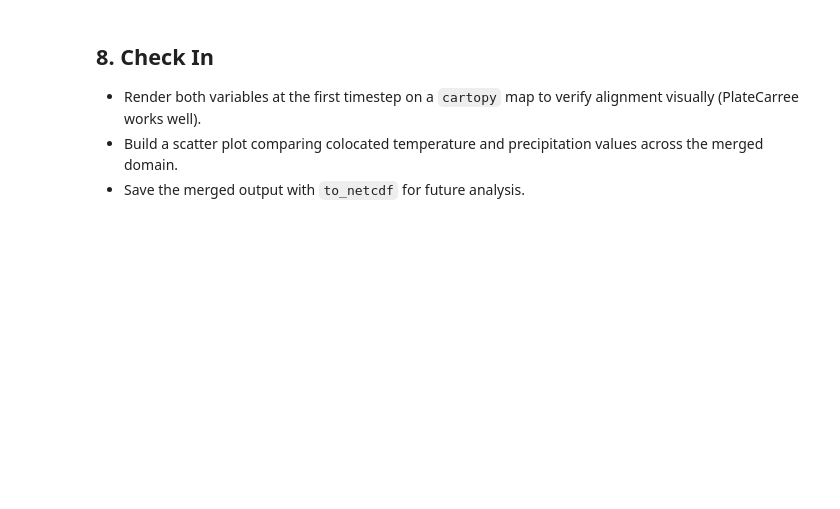
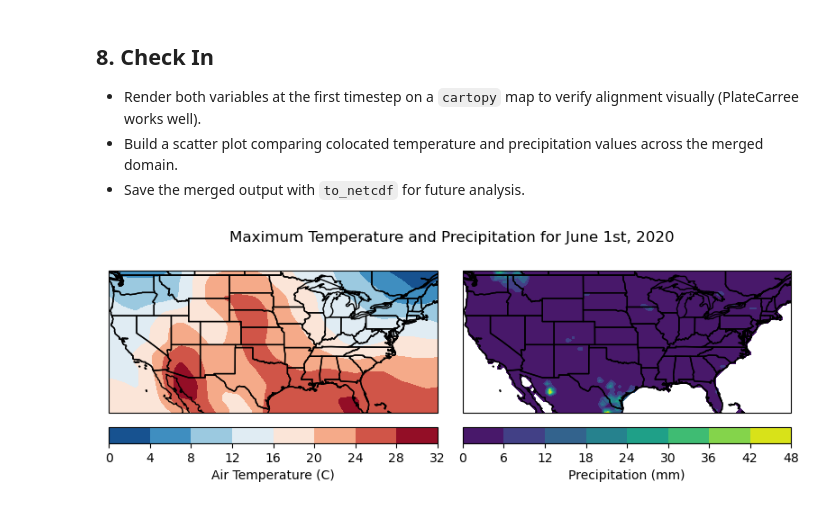
Before and after one commit to ArcticOctopi/ATMS-523-Module-3-Checkin, a Jupyter notebook: notebooks/merge_climate_datasets_exercise.ipynb, the cells around one changed output. Cells and saved outputs as stored; diff of their text form; code cells hidden in the pictures; blank space fills up the shorter version.

```diff
--- a/notebooks/merge_climate_datasets_exercise.ipynb
+++ b/notebooks/merge_climate_datasets_exercise.ipynb
@@ -104,12 +105,15 @@ http://www.psl.noaa.gov/data/gridded/data.ncep.reanalysis.html
 DODS_EXTRA.Unlimited_Dimension :
 time
 # %%
-# TODO: subset both datasets using `sel`, handling coordinate ordering as needed.
-lon_bounds = [-125 + 360, -67 + 360]
-lat_bounds = [50, 24]
+# Setting the left, right, top and bottom bounds for the
+# continental US.
 
-air_us = air.sel(time = 'Jun-2020', lat = slice(lat_bounds[0], lat_bounds[1]), lon = slice(lon_bounds[0], lon_bounds[1]))
-precip_us = precip.sel(time = 'Jun-2020', lat = slice(lat_bounds[0], lat_bounds[1]), lon = slice(lon_bounds[0], lon_bounds[1]))
+lon_bounds = (-125 + 360, -67 + 360)
+lat_bounds = (50, 24)
+time_period = 'Jun-2020'
+
+air_us = air.sel(time = time_period, lat = slice(lat_bounds[0], lat_bounds[1]), lon = slice(lon_bounds[0], lon_bounds[1]))
+precip_us = precip.sel(time = time_period, lat = slice(lat_bounds[0], lat_bounds[1]), lon = slice(lon_bounds[0], lon_bounds[1]))
 # %% [markdown]
 ## 4. Align temporal cadence
 
@@ -121,5 +125,5 @@ air_daily = air_us.resample(time = 'D').mean()
 
 Use `xr.interp` to interpolate the daily air temperatures onto the precipitation grid (`precip_us.lat` and `precip_us.lon`). Store the interpolated result in `air_interp`.
 # %%
-# TODO: interpolate the resampled temperature field onto the precipitation grid.
-raise NotImplementedError("Create `air_interp`.")
+air_interp = air_daily.interp(lon = precip_us.lon.values, lat = precip_us.lat.values, method = "linear")
+air_interp = air_interp.air - 273.15 # converting air temp from K to C
@@ -128,11 +160,15 @@ raise NotImplementedError("Create `air_interp`.")
 
 Convert the aligned arrays into datasets with clear variable names and merge them with `xr.merge`. Save the output as `merged`.
 # %%
-# TODO: build datasets and merge them into one object named `merged`.
-raise NotImplementedError("Create `merged`.")
+merged = xr.merge([air_interp, precip_us])
 # %% [markdown]
 ## 7. Inspect your result
 
 Once your pipeline runs without `NotImplementedError`, evaluate the following cell to sanity-check the merged dataset.
+# %%
+# The interpolation leaves some NA's around the bottom and right border of the air temperature field
+# so this code trims off those NA's.
+
+merged = merged.sel(lat = slice(lat_bounds[0], lat_bounds[1] + 1), lon = slice(lon_bounds[0], lon_bounds[1]-1))
 # %%
 # The assertions below should pass once you have completed the exercise.
@@ -145,3 +191,25 @@ print(merged)
 - Render both variables at the first timestep on a `cartopy` map to verify alignment visually (PlateCarree works well).
 - Build a scatter plot comparing colocated temperature and precipitation values across the merged domain.
 - Save the merged output with `to_netcdf` for future analysis.
+# %%
+lon_grid, lat_grid = np.meshgrid(merged.lon.values, merged.lat.values)
+
+fig, ax = plt.subplots(nrows= 1, ncols = 2, figsize = (8,16), subplot_kw={'projection': ccrs.PlateCarree()})
+
+im1 = ax[0].contourf(lon_grid, lat_grid, merged.air.isel(time = 0).values, transform = ccrs.PlateCarree(), cmap = "RdBu_r")
+ax[0].add_feature(cfeature.COASTLINE)
+ax[0].add_feature(cfeature.BORDERS)
+ax[0].add_feature(cfeature.STATES)
+
+fig.colorbar(im1, ax = ax[0], location = "bottom", pad = 0.01, label = "Air Temperature (C)")
+
+im2 = ax[1].contourf(lon_grid, lat_grid, merged.precip.isel(time = 0).values, transform = ccrs.PlateCarree())
+ax[1].add_feature(cfeature.COASTLINE)
+ax[1].add_feature(cfeature.BORDERS)
+ax[1].add_feature(cfeature.STATES)
+fig.colorbar(im2, ax = ax[1], location = "bottom", pad = 0.01, label = "Precipitation (mm)")
+
+fig.suptitle("Maximum Temperature and Precipitation for June 1st, 2020", y = 0.29)
+fig.tight_layout()
+# %% [output]
+[figure, added]
```
Also changed, not shown: parts of 6 cells of this notebook.
